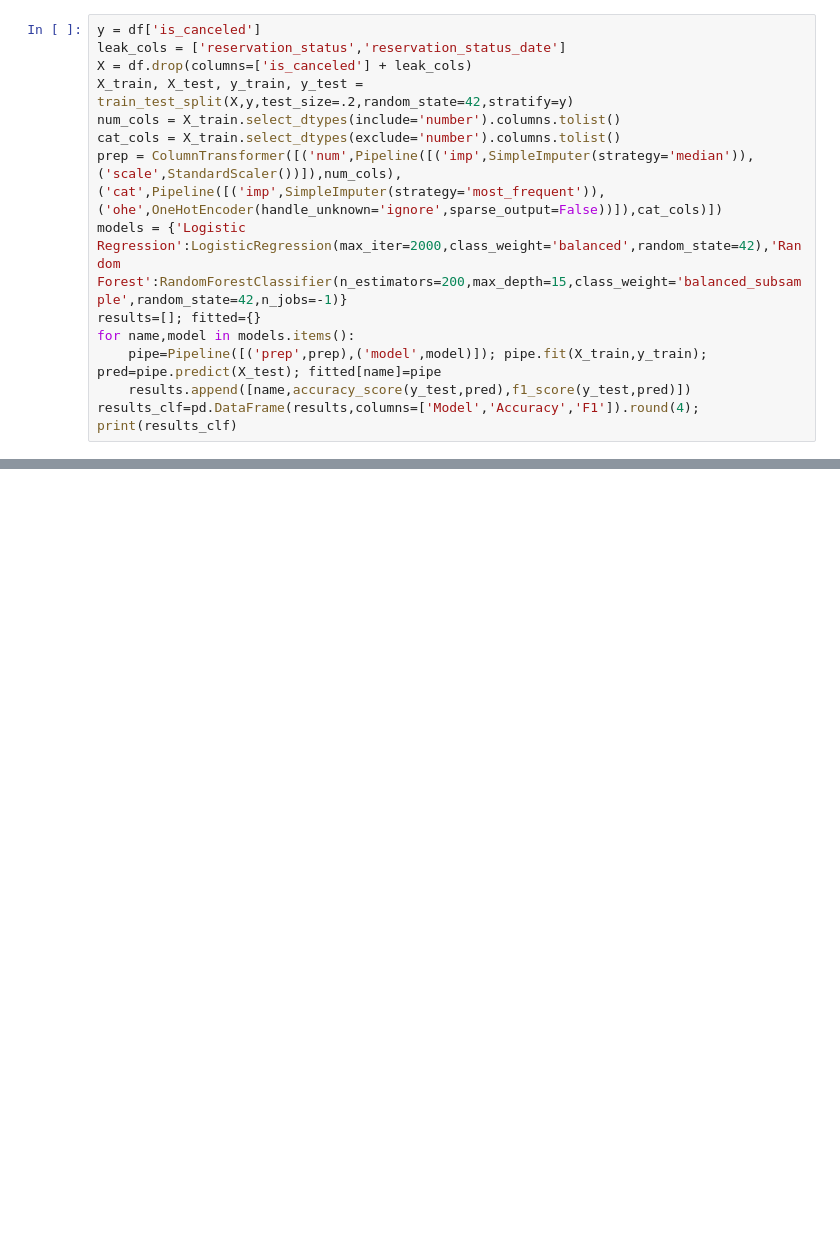
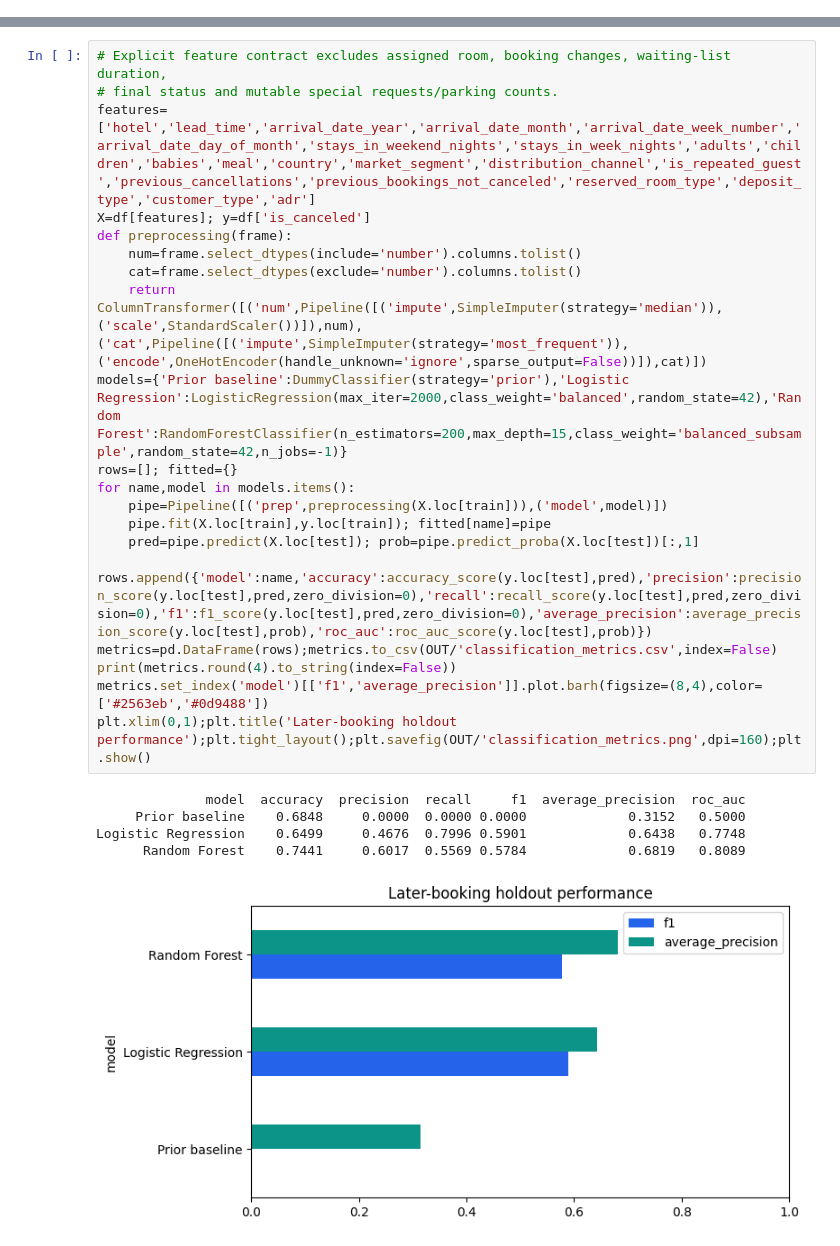
Before and after one commit to dbechrakis/hotel-booking-cancellation-ml, a Jupyter notebook: notebooks/Hotel_Booking_Complete.ipynb, the cells around one changed output, grey strips where cells are left out. Drawn from its saved outputs; the diff is of its cells as text; blank space fills up the shorter version.

Commit message:
Reproduce cancellation models with mature chronological cohorts

```diff
--- a/notebooks/Hotel_Booking_Complete.ipynb
+++ b/notebooks/Hotel_Booking_Complete.ipynb
@@ -47,14 +0,0 @@ Target: `is_canceled`. `lead_time` is retained because it is available at bookin
-# %%
-y = df['is_canceled']
-leak_cols = ['reservation_status','reservation_status_date']
-X = df.drop(columns=['is_canceled'] + leak_cols)
-X_train, X_test, y_train, y_test = train_test_split(X,y,test_size=.2,random_state=42,stratify=y)
-num_cols = X_train.select_dtypes(include='number').columns.tolist()
-cat_cols = X_train.select_dtypes(exclude='number').columns.tolist()
-prep = ColumnTransformer([('num',Pipeline([('imp',SimpleImputer(strategy='median')),('scale',StandardScaler())]),num_cols),('cat',Pipeline([('imp',SimpleImputer(strategy='most_frequent')),('ohe',OneHotEncoder(handle_unknown='ignore',sparse_output=False))]),cat_cols)])
-models = {'Logistic Regression':LogisticRegression(max_iter=2000,class_weight='balanced',random_state=42),'Random Forest':RandomForestClassifier(n_estimators=200,max_depth=15,class_weight='balanced_subsample',random_state=42,n_jobs=-1)}
-results=[]; fitted={}
-for name,model in models.items():
-    pipe=Pipeline([('prep',prep),('model',model)]); pipe.fit(X_train,y_train); pred=pipe.predict(X_test); fitted[name]=pipe
-    results.append([name,accuracy_score(y_test,pred),f1_score(y_test,pred)])
-results_clf=pd.DataFrame(results,columns=['Model','Accuracy','F1']).round(4); print(results_clf)
@@ -61 +42,27 @@ results_clf=pd.DataFrame(results,columns=['Model','Accuracy','F1']).round(4); pr
+# %%
+# Explicit feature contract excludes assigned room, booking changes, waiting-list duration,
+# final status and mutable special requests/parking counts.
+features=['hotel','lead_time','arrival_date_year','arrival_date_month','arrival_date_week_number','arrival_date_day_of_month','stays_in_weekend_nights','stays_in_week_nights','adults','children','babies','meal','country','market_segment','distribution_channel','is_repeated_guest','previous_cancellations','previous_bookings_not_canceled','reserved_room_type','deposit_type','customer_type','adr']
+X=df[features]; y=df['is_canceled']
+def preprocessing(frame):
+    num=frame.select_dtypes(include='number').columns.tolist()
+    cat=frame.select_dtypes(exclude='number').columns.tolist()
+    return ColumnTransformer([('num',Pipeline([('impute',SimpleImputer(strategy='median')),('scale',StandardScaler())]),num),('cat',Pipeline([('impute',SimpleImputer(strategy='most_frequent')),('encode',OneHotEncoder(handle_unknown='ignore',sparse_output=False))]),cat)])
+models={'Prior baseline':DummyClassifier(strategy='prior'),'Logistic Regression':LogisticRegression(max_iter=2000,class_weight='balanced',random_state=42),'Random Forest':RandomForestClassifier(n_estimators=200,max_depth=15,class_weight='balanced_subsample',random_state=42,n_jobs=-1)}
+rows=[]; fitted={}
+for name,model in models.items():
+    pipe=Pipeline([('prep',preprocessing(X.loc[train])),('model',model)])
+    pipe.fit(X.loc[train],y.loc[train]); fitted[name]=pipe
+    pred=pipe.predict(X.loc[test]); prob=pipe.predict_proba(X.loc[test])[:,1]
+    rows.append({'model':name,'accuracy':accuracy_score(y.loc[test],pred),'precision':precision_score(y.loc[test],pred,zero_division=0),'recall':recall_score(y.loc[test],pred,zero_division=0),'f1':f1_score(y.loc[test],pred,zero_division=0),'average_precision':average_precision_score(y.loc[test],prob),'roc_auc':roc_auc_score(y.loc[test],prob)})
+metrics=pd.DataFrame(rows);metrics.to_csv(OUT/'classification_metrics.csv',index=False)
+print(metrics.round(4).to_string(index=False))
+metrics.set_index('model')[['f1','average_precision']].plot.barh(figsize=(8,4),color=['#2563eb','#0d9488'])
+plt.xlim(0,1);plt.title('Later-booking holdout performance');plt.tight_layout();plt.savefig(OUT/'classification_metrics.png',dpi=160);plt.show()
+# %% [output]
+              model  accuracy  precision  recall     f1  average_precision  roc_auc
+     Prior baseline    0.6848     0.0000  0.0000 0.0000             0.3152   0.5000
+Logistic Regression    0.6499     0.4676  0.7996 0.5901             0.6438   0.7748
+      Random Forest    0.7441     0.6017  0.5569 0.5784             0.6819   0.8089
+[figure, added]
 # %%
```
Also changed, not shown: parts of 16 cells of this notebook, 10 other files.
